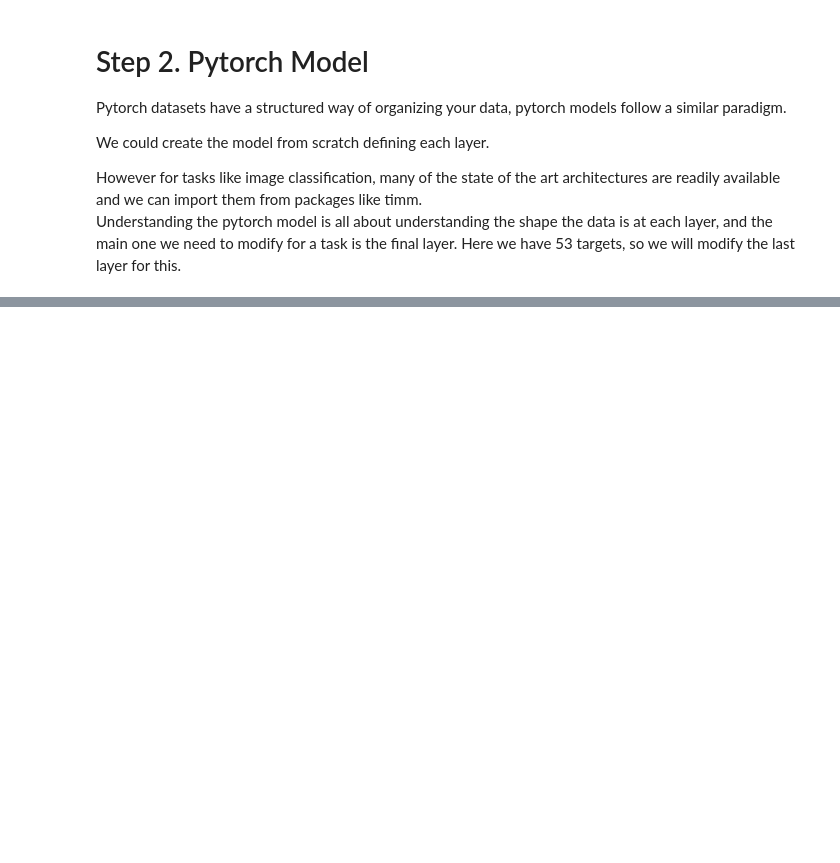
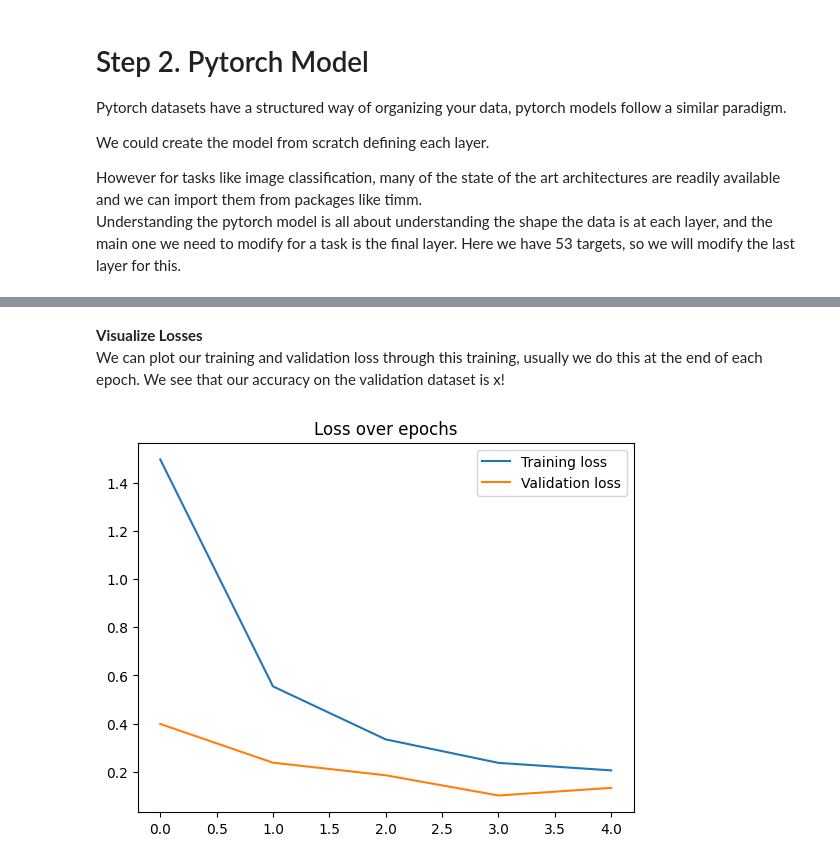
Before and after one commit to MathewS424/PyTorch-Tutorial, a Jupyter notebook: 20_Card_Classification_Model.ipynb, the cells around one changed output, grey strips where cells are left out. Cells and saved outputs as stored; diff of their text form; code cells hidden in the pictures; blank space fills up the shorter version.

Commit message:
Card_Image_Classifier

```diff
--- a/20_Card_Classification_Model.ipynb
+++ b/20_Card_Classification_Model.ipynb
@@ -313,0 +525,24 @@ class SimpleCardClassifier(nn.Module):
+# %%
+transform = transforms.Compose([
+    transforms.Resize((128, 128)),
+    transforms.ToTensor(),
+])
+
+# Paths to the dataset folders within the Colab file system
+train_folder = '/content/playing_card_dataset/train/'
+valid_folder = '/content/playing_card_dataset/valid/'
+test_folder = '/content/playing_card_dataset/test/'
+
+# Create datasets using the specified paths and transformation
+train_dataset = PlayingCardDataset(train_folder, transform=transform)
+val_dataset = PlayingCardDataset(valid_folder, transform=transform)
+test_dataset = PlayingCardDataset(test_folder, transform=transform)
+
+# Create DataLoaders for the datasets
+train_loader = DataLoader(train_dataset, batch_size=32, shuffle=True)
+val_loader = DataLoader(val_dataset, batch_size=32, shuffle=False)
+test_loader = DataLoader(test_dataset, batch_size=32, shuffle=False)
+# %%
+for image, label in train_loader:
+    break
+image.shape, label.shape
@@ -313,0 +551,3 @@ class SimpleCardClassifier(nn.Module):
+# %%
+device = torch.device("cuda:0" if torch.cuda.is_available() else "cpu")
+print(device)
@@ -313,0 +609,11 @@ class SimpleCardClassifier(nn.Module):
+# %% [markdown]
+**Visualize Losses**
+We can plot our training and validation loss through this training, usually we do this at the end of each epoch. We see that our accuracy on the validation dataset is x!
+# %%
+plt.plot(train_losses, label='Training loss')
+plt.plot(val_losses, label='Validation loss')
+plt.legend()
+plt.title("Loss over epochs")
+plt.show()
+# %% [output]
+[figure, added]
```
Also changed, not shown: parts of 28 cells of this notebook.
